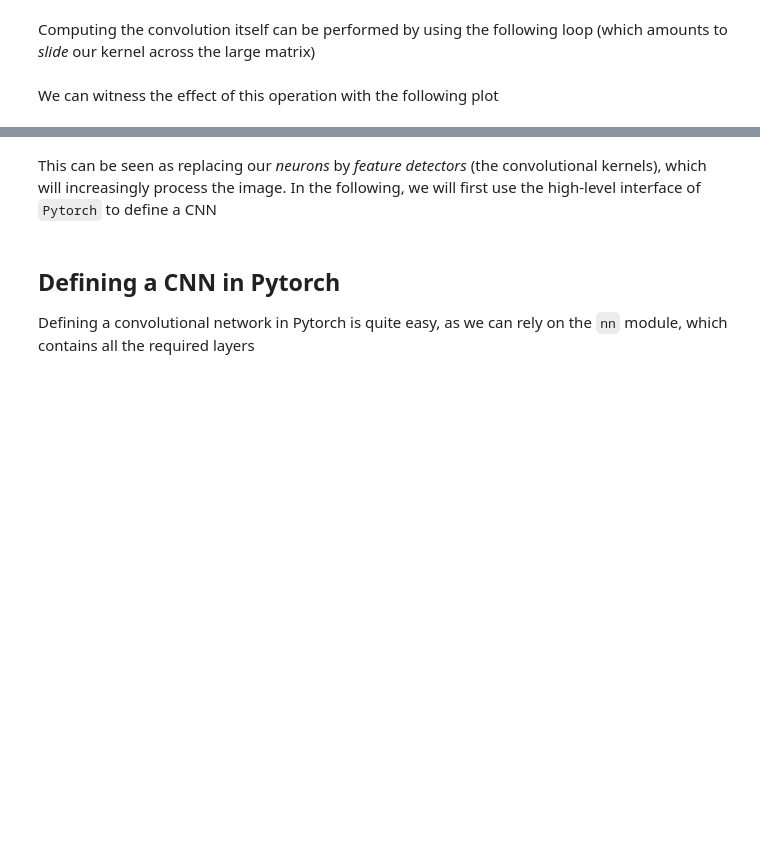
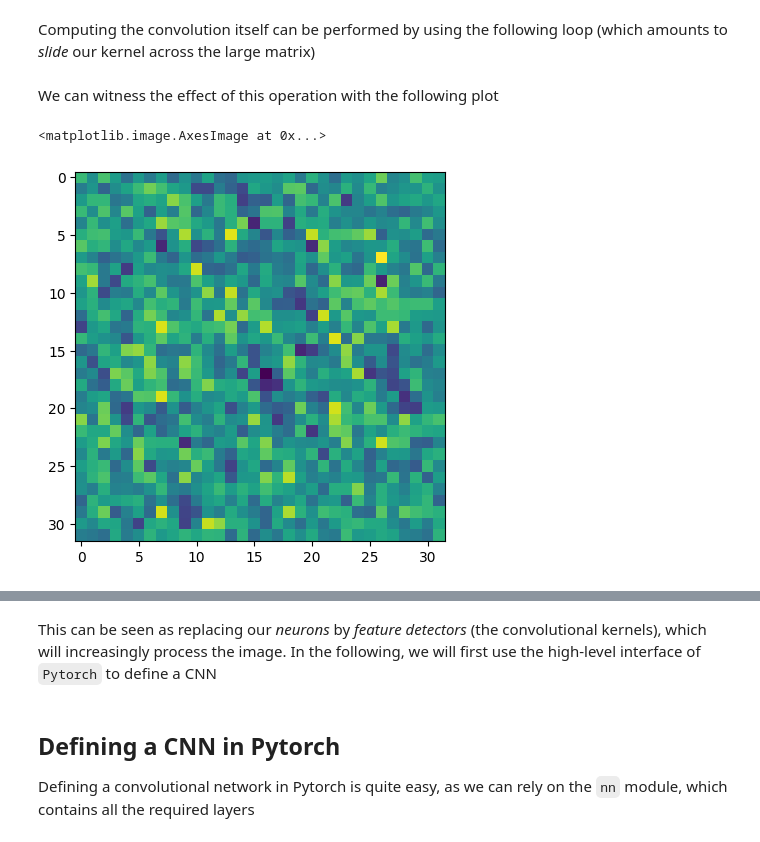
Before and after one commit to hdesvallees/atiam_ml, a Jupyter notebook: 02b_advanced_networks.ipynb, the cells around one changed output, grey strips where cells are left out. Drawn from its saved outputs; the diff is of its cells as text; code cells hidden in the pictures; blank space fills up the shorter version.

```diff
--- a/02b_advanced_networks.ipynb
+++ b/02b_advanced_networks.ipynb
@@ -65,3 +61,10 @@ We can witness the effect of this operation with the following plot
+# %%
+import matplotlib.pyplot as plt
+
+plt.imshow(y[0])
+# %% [output]
+<matplotlib.image.AxesImage at 0x...>
+[figure, added]
 # %% [markdown]
 ## Convolutional Neural Networks (CNN)
 
```
Also changed, not shown: parts of 4 cells of this notebook, 18 other files.
